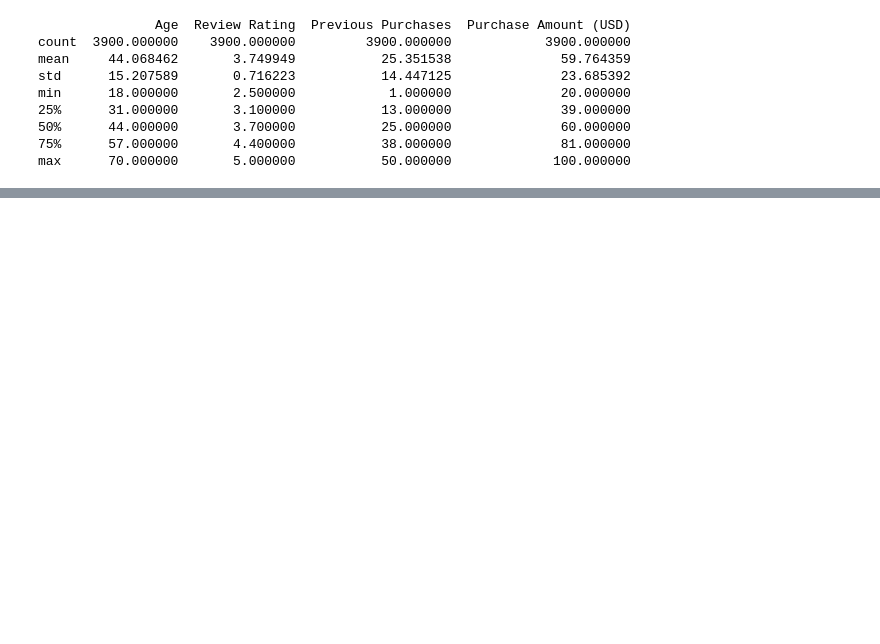
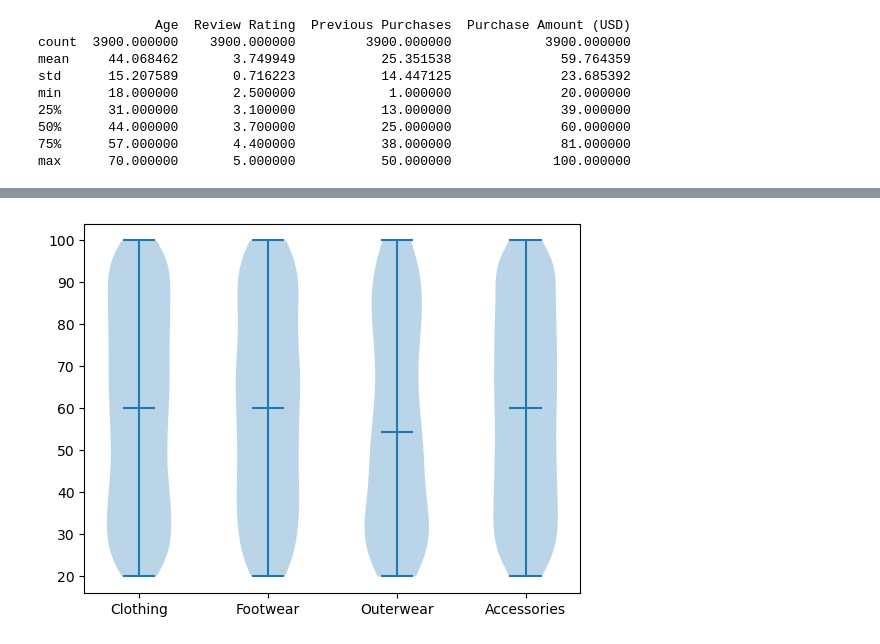
Before and after one commit to npicaut/EDA_shopping_trends, a Jupyter notebook: shopping-trends.ipynb, the cells around one changed output, grey strips where cells are left out. Saved outputs shown, nothing was run; the diff lists cells and outputs as text; code cells hidden in the pictures; blank space fills up the shorter version.

```diff
--- a/shopping-trends.ipynb
+++ b/shopping-trends.ipynb
@@ -49,0 +156,12 @@ Describe each variable with matplotlib
+# %%
+categories = list(pd.unique(df["Category"]))
+input = list()
+
+for i in range(len(categories)):
+    input.append(df.groupby("Category")["Purchase Amount (USD)"].get_group(categories[i]))
+
+plt.violinplot(input, showmedians=True)
+plt.xticks(range(1,len(categories)+1), labels=categories)
+plt.show()
+# %% [output]
+[figure, added]
```
Also changed, not shown: parts of 20 cells of this notebook.
